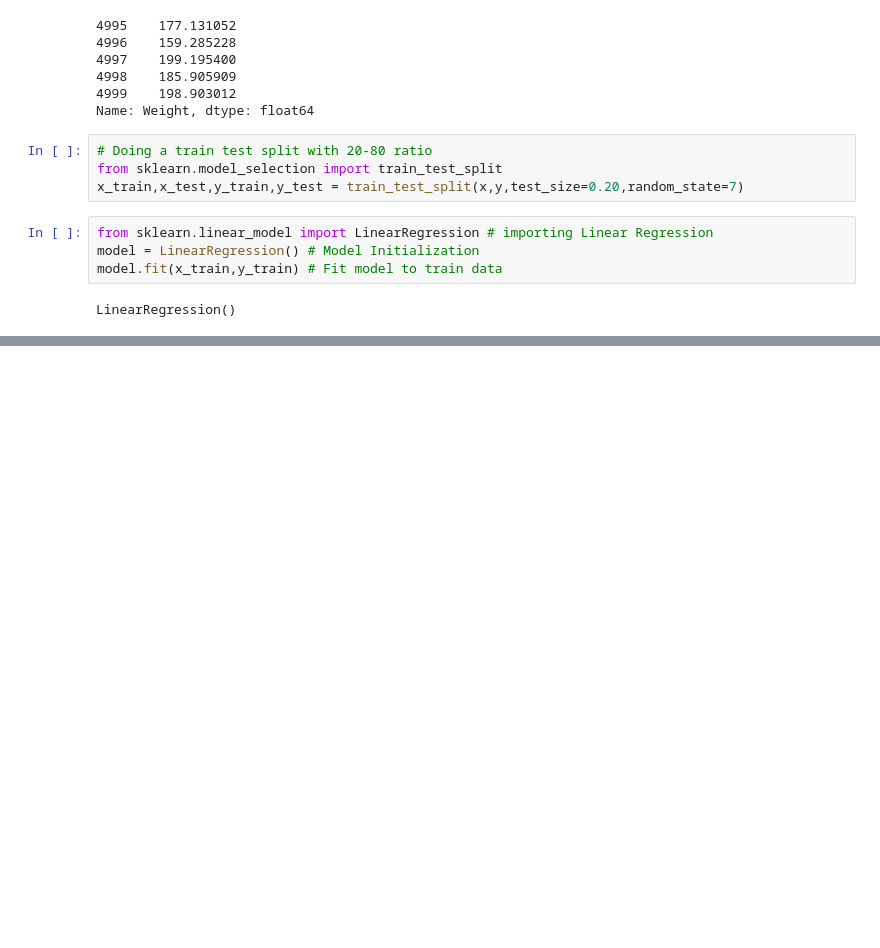
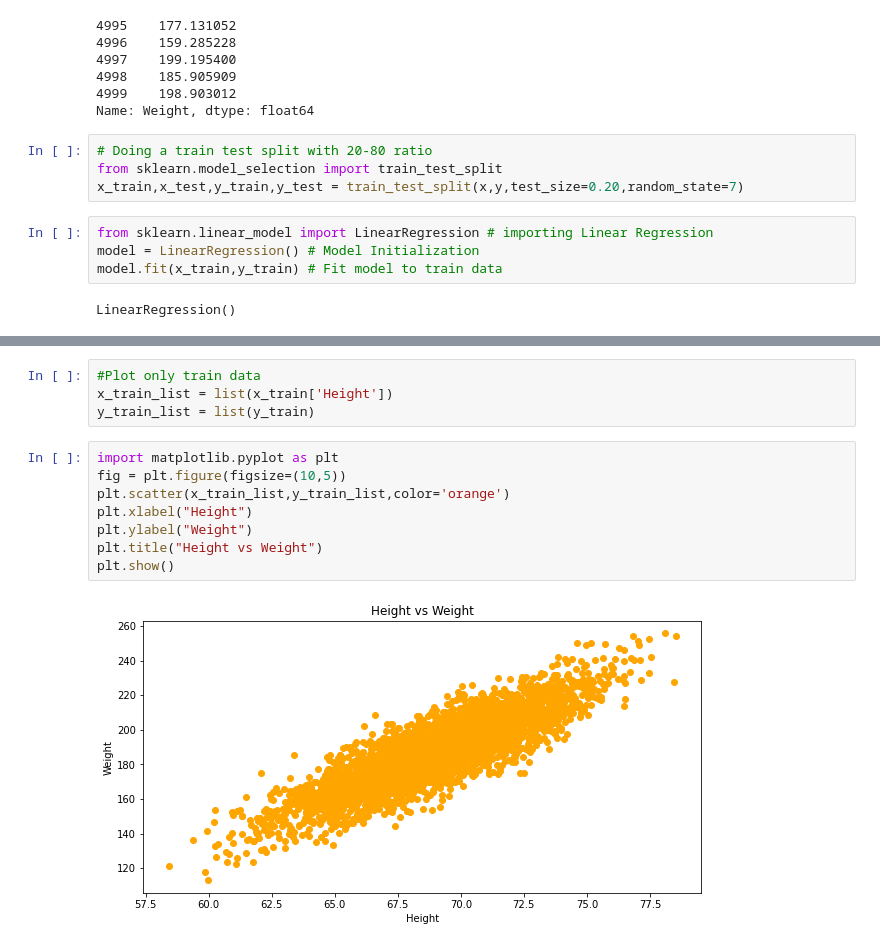
Before and after one commit to sswayansidha/ML-Models-Dump, a Jupyter notebook: Implementation/P1_Simple_Linear_Regression.ipynb, the cells around one changed output, grey strips where cells are left out. Drawn from its saved outputs; the diff is of its cells as text; blank space fills up the shorter version.

```diff
--- a/Implementation/P1_Simple_Linear_Regression.ipynb
+++ b/Implementation/P1_Simple_Linear_Regression.ipynb
@@ -76,0 +109,14 @@ LinearRegression()
+# %%
+#Plot only train data
+x_train_list = list(x_train['Height'])
+y_train_list = list(y_train)
+# %%
+import matplotlib.pyplot as plt
+fig = plt.figure(figsize=(10,5))
+plt.scatter(x_train_list,y_train_list,color='orange')
+plt.xlabel("Height")
+plt.ylabel("Weight")
+plt.title("Height vs Weight")
+plt.show()
+# %% [output]
+[figure, added]
```
Also changed, not shown: parts of 16 cells of this notebook.
